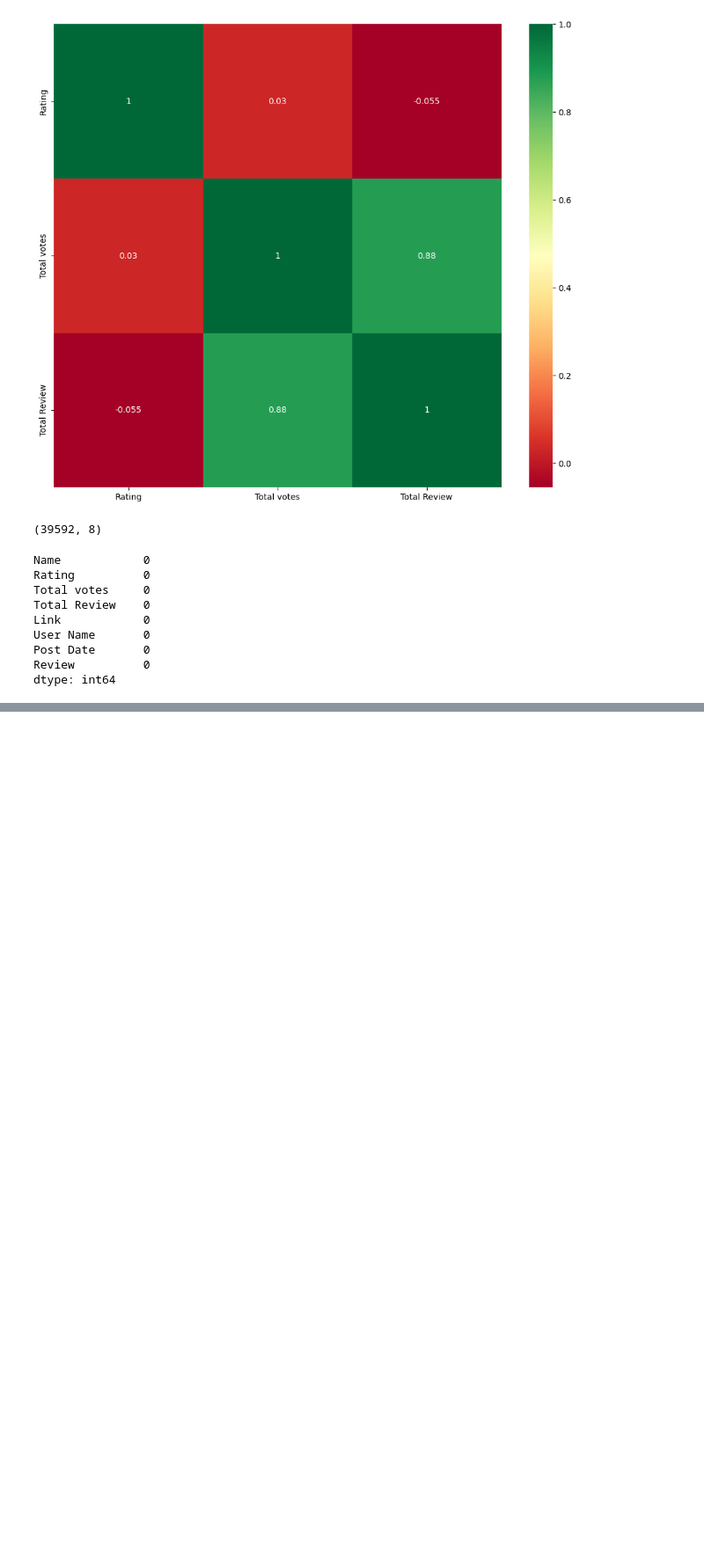
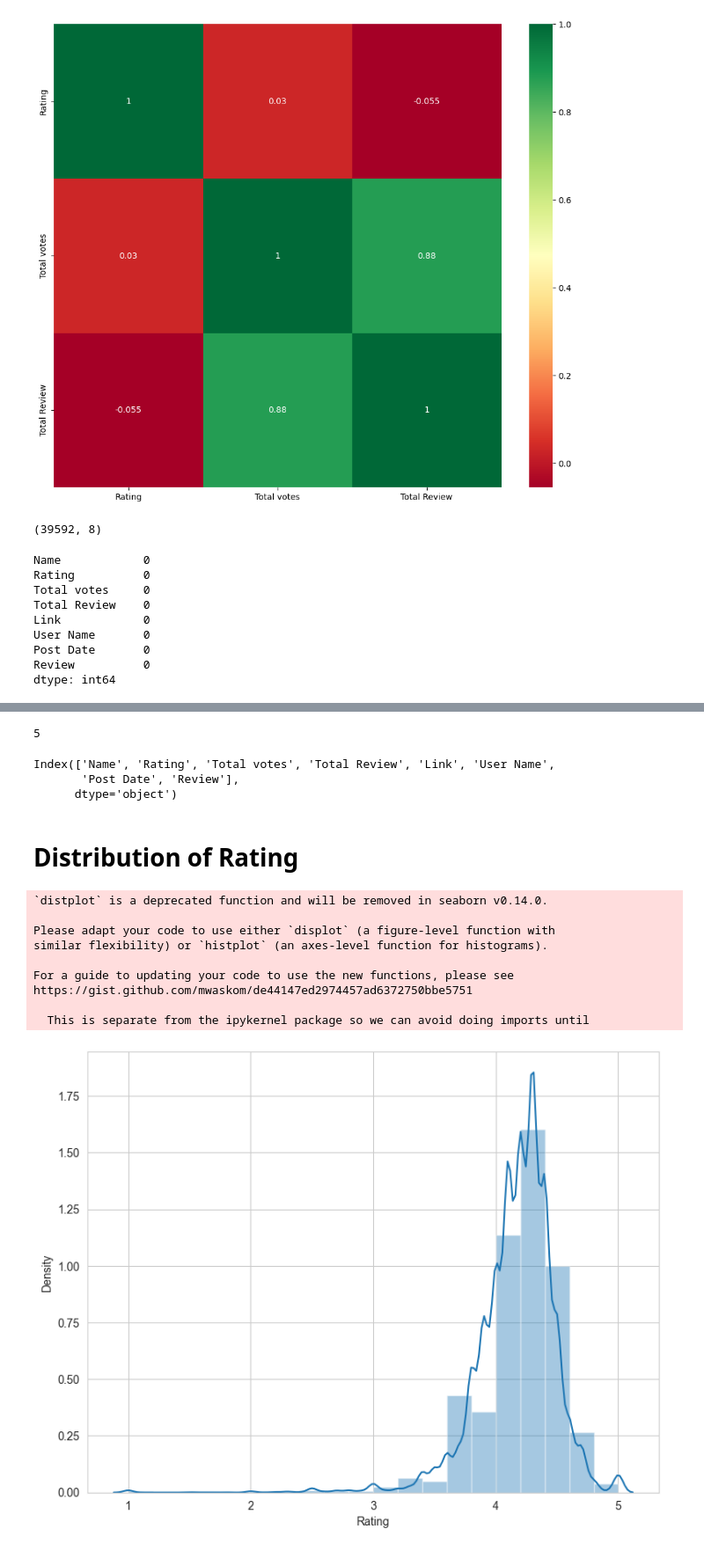
Before and after one commit to Rapid-Python/scrapy, a Jupyter notebook: dineout/Notebook/EDA.ipynb, the cells around one changed output, grey strips where cells are left out. Shown at 88% size. Saved outputs shown, nothing was run; the diff lists cells and outputs as text; code cells hidden in the pictures; blank space fills up the shorter version.

Commit message:
PYT- 86: EDA on restarturant review

```diff
--- a/dineout/Notebook/EDA.ipynb
+++ b/dineout/Notebook/EDA.ipynb
@@ -140,3 +154,6 @@ User Name       0
 Post Date       0
 Review          0
 dtype: int64
+# %%
+df.dropna(inplace=True, axis=0)
+df.reset_index(drop=True, inplace=True)
@@ -142,0 +195,28 @@ dtype: int64
+# %%
+df.duplicated().sum()
+# %% [output]
+5
+# %%
+df.columns
+# %% [output]
+Index(['Name', 'Rating', 'Total votes', 'Total Review', 'Link', 'User Name',
+       'Post Date', 'Review'],
+      dtype='object')
+# %% [markdown]
+# Distribution of Rating
+# %%
+# # Lets Explore our target variable - How ratings are distributed
+plt.figure(figsize=(9,7))
+sns.distplot(df['Rating'],bins=20)
+plt.show()
+# %% [output]
+`distplot` is a deprecated function and will be removed in seaborn v0.14.0.
+
+Please adapt your code to use either `displot` (a figure-level function with
+similar flexibility) or `histplot` (an axes-level function for histograms).
+
+For a guide to updating your code to use the new functions, please see
+https://gist.github.com/mwaskom/de44147ed2974457ad6372750bbe5751
+
+  This is separate from the ipykernel package so we can avoid doing imports until
+[figure, added]
```
Also changed, not shown: parts of 34 cells of this notebook, 5 other files.
